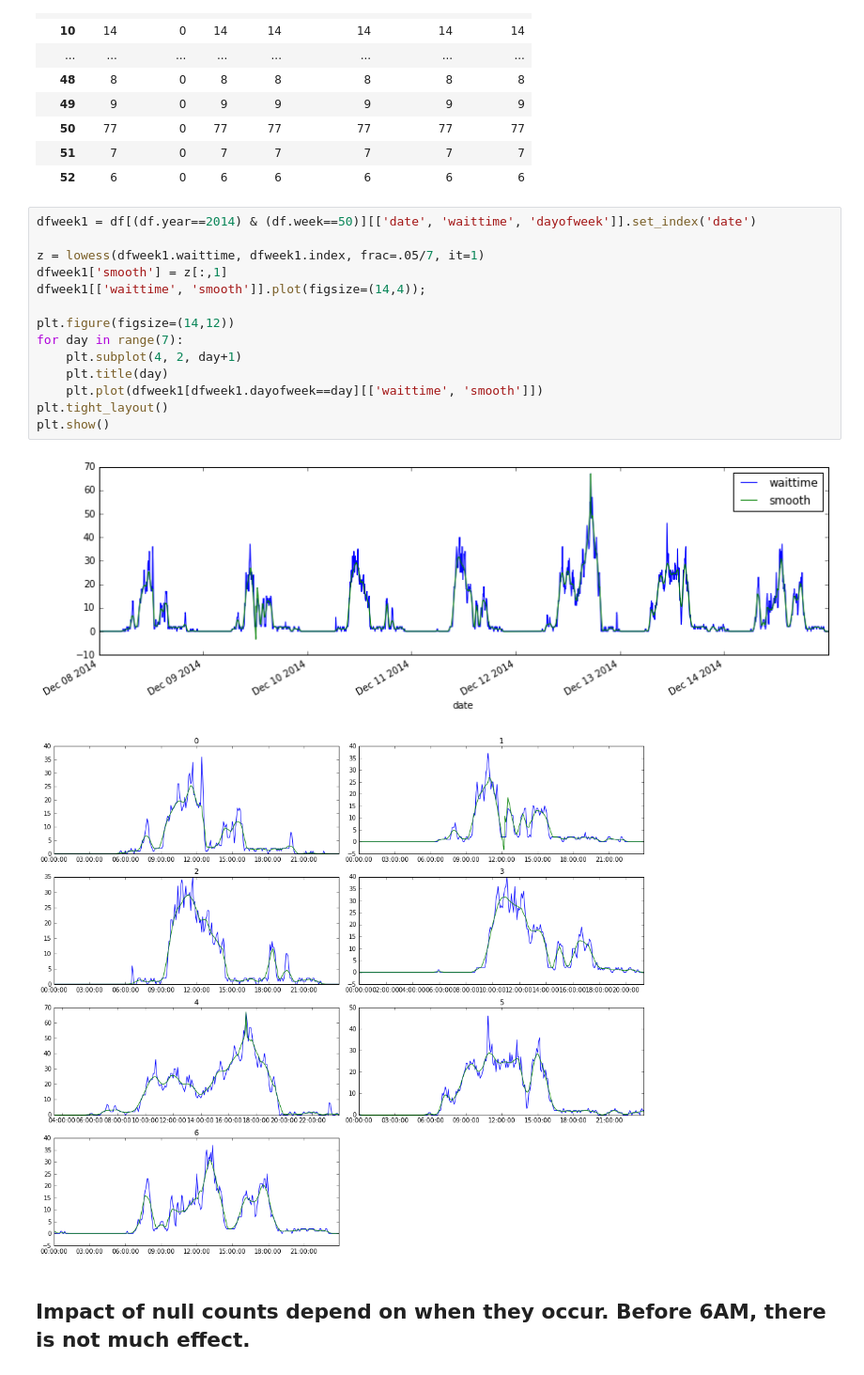
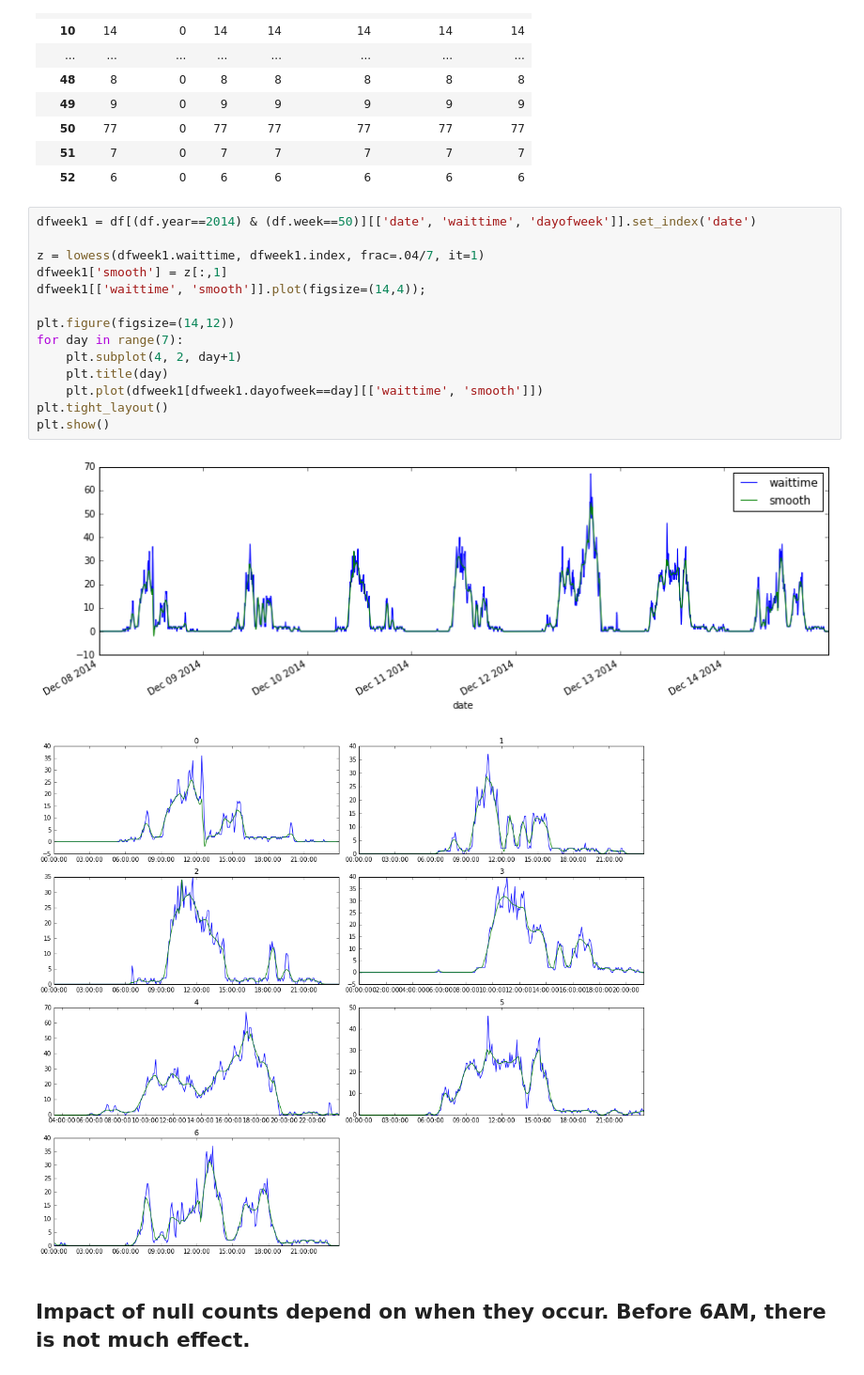
Before and after one commit to jngseattle/BorderCrossing, a Jupyter notebook: code/EDA-smoothing.ipynb, the cells around one changed output. Shown at 94% size. Cells and saved outputs as stored; diff of their text form.

```diff
--- a/code/EDA-smoothing.ipynb
+++ b/code/EDA-smoothing.ipynb
@@ -174,20 +174,20 @@ df1[(pd.isnull(df1.waittime)) & (df1.year==2014)].groupby('week').count()
 # %%
 dfweek1 = df[(df.year==2014) & (df.week==50)][['date', 'waittime', 'dayofweek']].set_index('date')
 
-z = lowess(dfweek1.waittime, dfweek1.index, frac=.05/7, it=1)
+z = lowess(dfweek1.waittime, dfweek1.index, frac=.04/7, it=1)
 dfweek1['smooth'] = z[:,1]
 dfweek1[['waittime', 'smooth']].plot(figsize=(14,4));
 
 plt.figure(figsize=(14,12))
 for day in range(7):
     plt.subplot(4, 2, day+1)
     plt.title(day)
     plt.plot(dfweek1[dfweek1.dayofweek==day][['waittime', 'smooth']])
 plt.tight_layout()
 plt.show()
 # %% [output]
-[figure, old version]
+[figure, new version]
-[figure, old version]
+[figure, new version]
 # %% [markdown]
 ## Impact of null counts depend on when they occur.  Before 6AM, there is not much effect.
 # %% [markdown]
```
Also changed, not shown: parts of 18 cells of this notebook.
